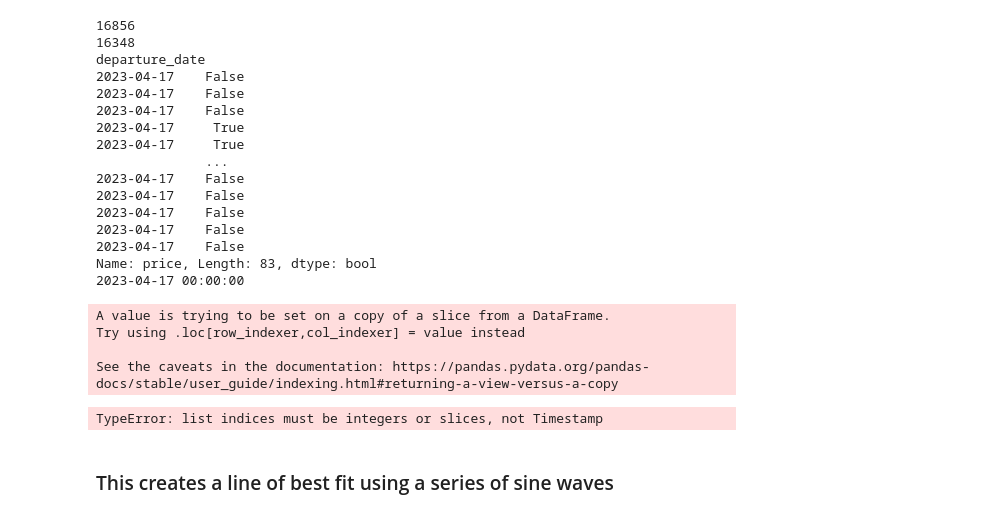
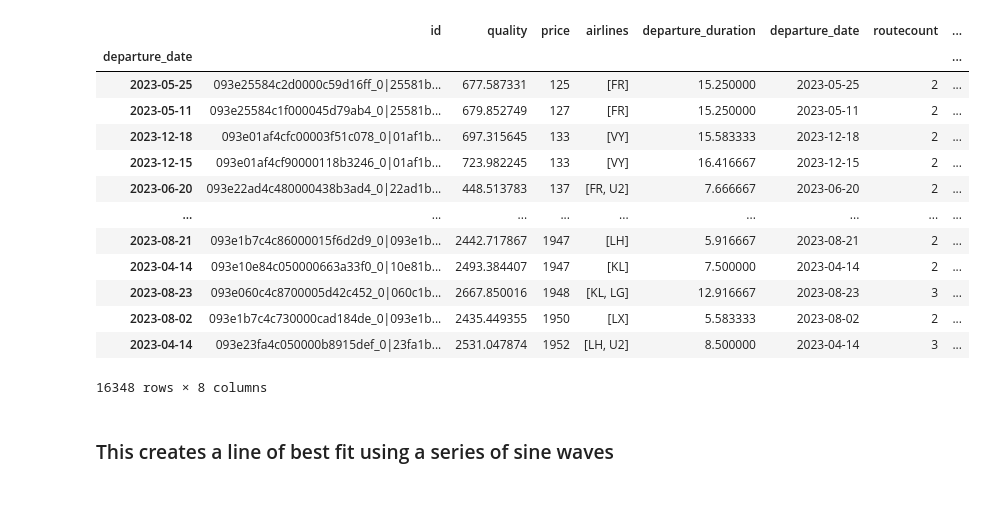
Before and after one commit to MichaelSc21/Airfare-flights-KIWI-API, a Jupyter notebook: analysing_data_useful.ipynb, the cells around one changed output. Drawn from its saved outputs; the diff is of its cells as text; code cells hidden in the pictures.

```diff
--- a/analysing_data_useful.ipynb
+++ b/analysing_data_useful.ipynb
@@ -25,22 +25,20 @@ def filter_data(df):
     print(len(df['price']))
 
     df['departure_date'] = pd.to_datetime(df['departure_date'].str[:10])
-
+    df = df.sort_values(by='price')
     df.index = df['departure_date']
     return df
 
 def sort_by_date(df):
-    df2 = pd.DataFrame(index=df.index.unique(), columns=['price', 'seats_available'])
+    dates = pd.DatetimeIndex(df['departure_date'].sort_values().unique())
+    print(dates)
+    df2 = pd.DataFrame(index=dates, columns=['price', 'seats_available'])
+    for i in df['departure_date'].unique():
 
-    for i in df.index.unique():
-        quantile = pd.Series(df.loc[i, 'price']).quantile(q=0.15)
-        mask =  df.loc[i, 'price'] <= quantile
-        print(mask)
-        idx = mask.idxmin()
+        quantile = pd.Series(df.loc[i, 'price']).quantile(q=0.15, interpolation = 'lower')
+        idx = np.where(quantile == df.loc[i, 'price'])[0][0]
         print(idx)
-        temp_list = list(df.loc[i, 'price'])
-        print(temp_list[idx])
-        new_row = {'price': df.loc[i, 'price'], 'seats_available': df.loc[i, 'seats_available']}
+        new_row = {'price': quantile, 'seats_available': df.loc[i, 'seats_available'][idx]}
         df2.loc[i] = new_row
 
     return df2
@@ -53,28 +51,23 @@ for df_name in df_names:
     dict_df[df_name] = create_df(df_name+'.json')
     dict_df[df_name] = filter_data(dict_df[df_name])
     small_df[df_name] = sort_by_date(dict_df[df_name])
-# %% [output]
-16856
-16348
-departure_date
-2023-04-17    False
-2023-04-17    False
-2023-04-17    False
-2023-04-17     True
-2023-04-17     True
-              ...
-2023-04-17    False
-2023-04-17    False
-2023-04-17    False
-2023-04-17    False
-2023-04-17    False
-Name: price, Length: 83, dtype: bool
-2023-04-17 00:00:00
-A value is trying to be set on a copy of a slice from a DataFrame.
-Try using .loc[row_indexer,col_indexer] = value instead
-
-See the caveats in the documentation: https://pandas.pydata.org/pandas-docs/stable/user_guide/indexing.html#returning-a-view-versus-a-copy
-TypeError: list indices must be integers or slices, not Timestamp
+# %%
+dict_df['OPO_to_BHX_oneway']
+# %% [output]
+|  | id | quality | price | airlines | departure_duration | departure_date | routecount | ... |
+| departure_date |  |  |  |  |  |  |  | ... |
+| 2023-05-25 | 093e25584c2d0000c59d16ff_0|25581b... | 677.587331 | 125 | [FR] | 15.250000 | 2023-05-25 | 2 | ... |
+| 2023-05-11 | 093e25584c1f000045d79ab4_0|25581b... | 679.852749 | 127 | [FR] | 15.250000 | 2023-05-11 | 2 | ... |
+| 2023-12-18 | 093e01af4cfc00003f51c078_0|01af1b... | 697.315645 | 133 | [VY] | 15.583333 | 2023-12-18 | 2 | ... |
+| 2023-12-15 | 093e01af4cf90000118b3246_0|01af1b... | 723.982245 | 133 | [VY] | 16.416667 | 2023-12-15 | 2 | ... |
+| 2023-06-20 | 093e22ad4c480000438b3ad4_0|22ad1b... | 448.513783 | 137 | [FR, U2] | 7.666667 | 2023-06-20 | 2 | ... |
+| ... | ... | ... | ... | ... | ... | ... | ... | ... |
+| 2023-08-21 | 093e1b7c4c86000015f6d2d9_0|093e1b... | 2442.717867 | 1947 | [LH] | 5.916667 | 2023-08-21 | 2 | ... |
+| 2023-04-14 | 093e10e84c050000663a33f0_0|10e81b... | 2493.384407 | 1947 | [KL] | 7.500000 | 2023-04-14 | 2 | ... |
+| 2023-08-23 | 093e060c4c8700005d42c452_0|060c1b... | 2667.850016 | 1948 | [KL, LG] | 12.916667 | 2023-08-23 | 3 | ... |
+| 2023-08-02 | 093e1b7c4c730000cad184de_0|093e1b... | 2435.449355 | 1950 | [LX] | 5.583333 | 2023-08-02 | 2 | ... |
+| 2023-04-14 | 093e23fa4c050000b8915def_0|23fa1b... | 2531.047874 | 1952 | [LH, U2] | 8.500000 | 2023-04-14 | 3 | ... |
+16348 rows × 8 columns
 # %% [markdown]
 ### This creates a line of best fit using a series of sine waves
 # %%
```
